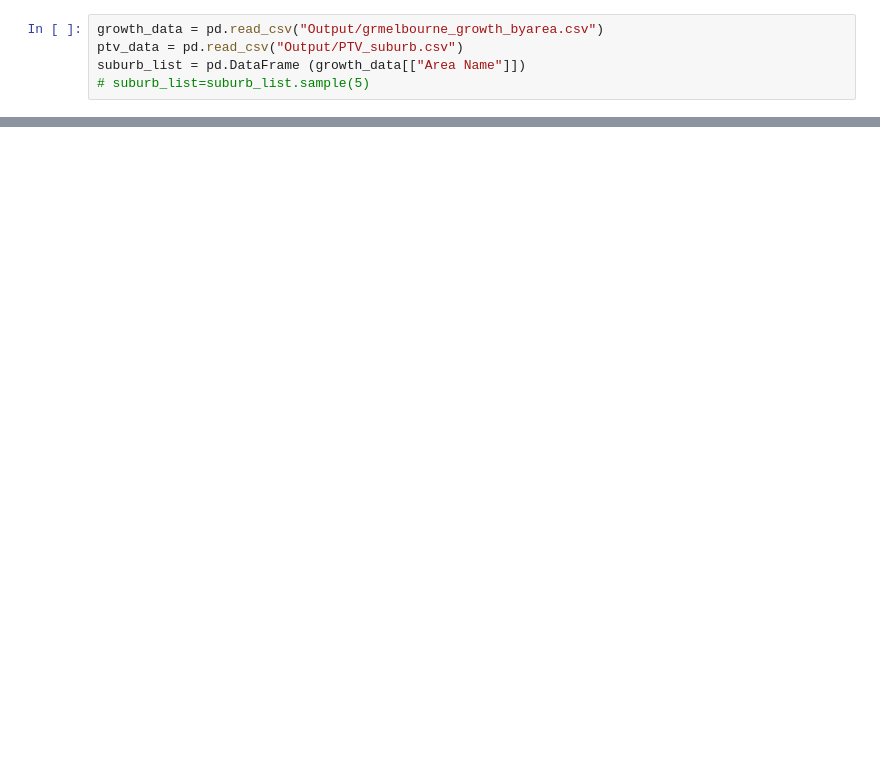
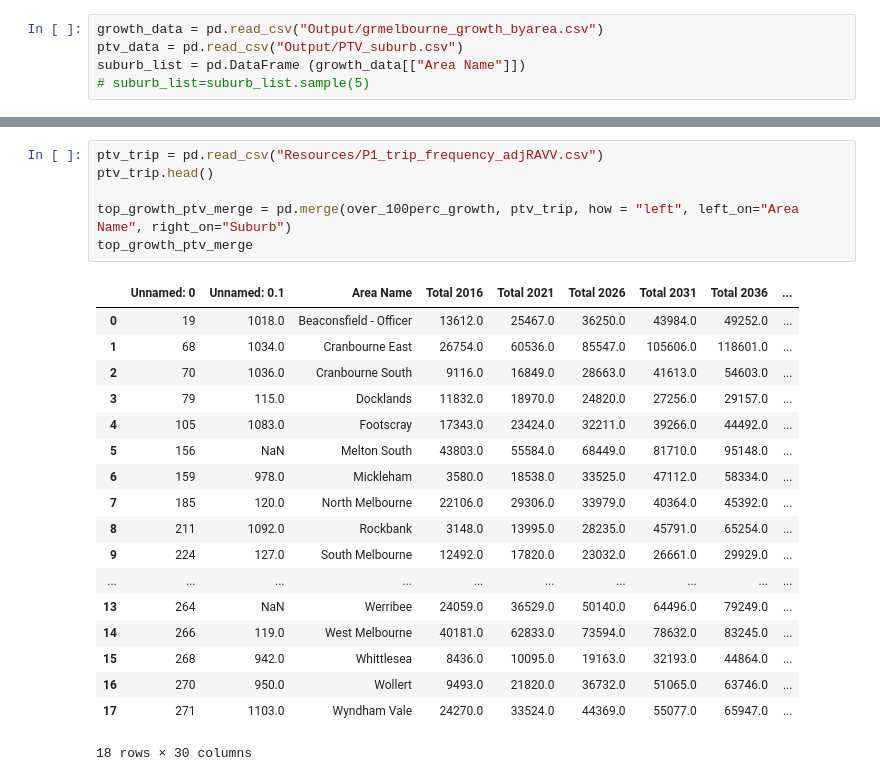
Before and after one commit to Reinierandrew/vic_public_transport, a Jupyter notebook: growth_data_coordinates.ipynb, the cells around one changed output, grey strips where cells are left out. Saved outputs shown, nothing was run; the diff lists cells and outputs as text; blank space fills up the shorter version.

```diff
--- a/growth_data_coordinates.ipynb
+++ b/growth_data_coordinates.ipynb
@@ -139,3 +212,28 @@ map_plot2 = over_100perc_growth.hvplot.points(
 map_plot2
 # %% [output]
 [interactive output not drawn]
+# %%
+ptv_trip = pd.read_csv("Resources/P1_trip_frequency_adjRAVV.csv")
+ptv_trip.head()
+
+top_growth_ptv_merge = pd.merge(over_100perc_growth, ptv_trip, how = "left", left_on="Area Name", right_on="Suburb")
+top_growth_ptv_merge
+# %% [output]
+|  | Unnamed: 0 | Unnamed: 0.1 | Area Name | Total 2016 | Total 2021 | Total 2026 | Total 2031 | Total 2036 | ... |
+| 0 | 19 | 1018.0 | Beaconsfield - Officer | 13612.0 | 25467.0 | 36250.0 | 43984.0 | 49252.0 | ... |
+| 1 | 68 | 1034.0 | Cranbourne East | 26754.0 | 60536.0 | 85547.0 | 105606.0 | 118601.0 | ... |
+| 2 | 70 | 1036.0 | Cranbourne South | 9116.0 | 16849.0 | 28663.0 | 41613.0 | 54603.0 | ... |
+| 3 | 79 | 115.0 | Docklands | 11832.0 | 18970.0 | 24820.0 | 27256.0 | 29157.0 | ... |
+| 4 | 105 | 1083.0 | Footscray | 17343.0 | 23424.0 | 32211.0 | 39266.0 | 44492.0 | ... |
+| 5 | 156 | NaN | Melton South | 43803.0 | 55584.0 | 68449.0 | 81710.0 | 95148.0 | ... |
+| 6 | 159 | 978.0 | Mickleham | 3580.0 | 18538.0 | 33525.0 | 47112.0 | 58334.0 | ... |
+| 7 | 185 | 120.0 | North Melbourne | 22106.0 | 29306.0 | 33979.0 | 40364.0 | 45392.0 | ... |
+| 8 | 211 | 1092.0 | Rockbank | 3148.0 | 13995.0 | 28235.0 | 45791.0 | 65254.0 | ... |
+| 9 | 224 | 127.0 | South Melbourne | 12492.0 | 17820.0 | 23032.0 | 26661.0 | 29929.0 | ... |
+| ... | ... | ... | ... | ... | ... | ... | ... | ... | ... |
+| 13 | 264 | NaN | Werribee | 24059.0 | 36529.0 | 50140.0 | 64496.0 | 79249.0 | ... |
+| 14 | 266 | 119.0 | West Melbourne | 40181.0 | 62833.0 | 73594.0 | 78632.0 | 83245.0 | ... |
+| 15 | 268 | 942.0 | Whittlesea | 8436.0 | 10095.0 | 19163.0 | 32193.0 | 44864.0 | ... |
+| 16 | 270 | 950.0 | Wollert | 9493.0 | 21820.0 | 36732.0 | 51065.0 | 63746.0 | ... |
+| 17 | 271 | 1103.0 | Wyndham Vale | 24270.0 | 33524.0 | 44369.0 | 55077.0 | 65947.0 | ... |
+18 rows × 30 columns
```
Also changed, not shown: parts of 7 cells of this notebook, 4 other files.
